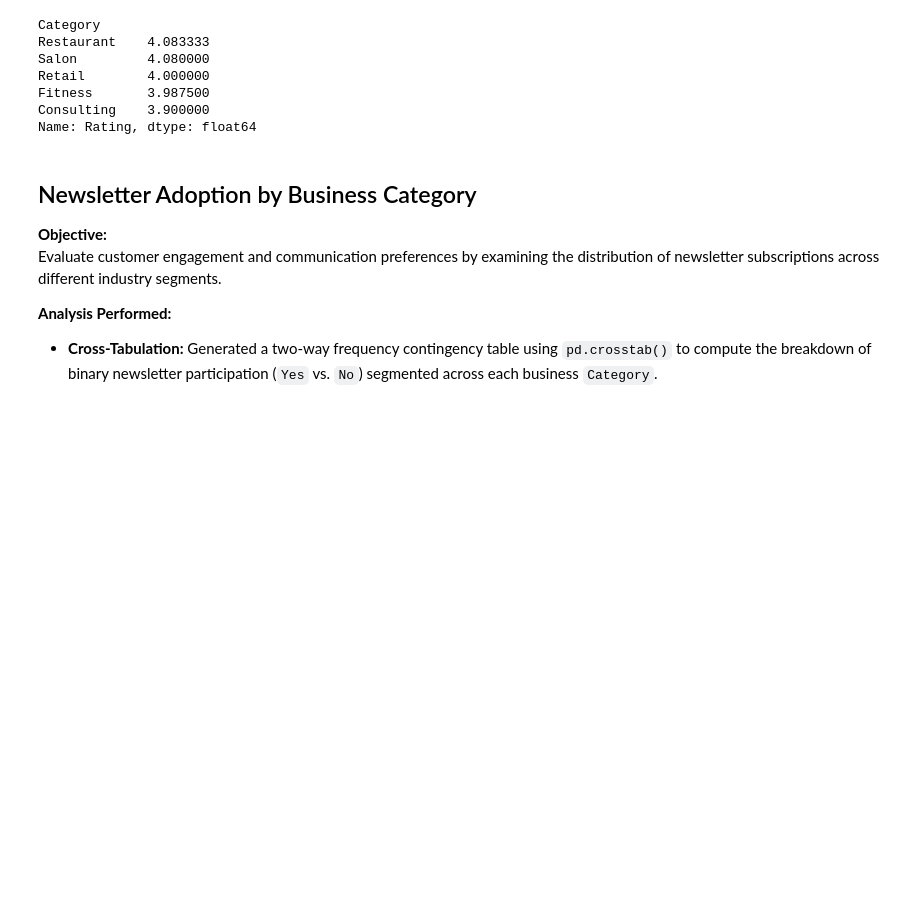
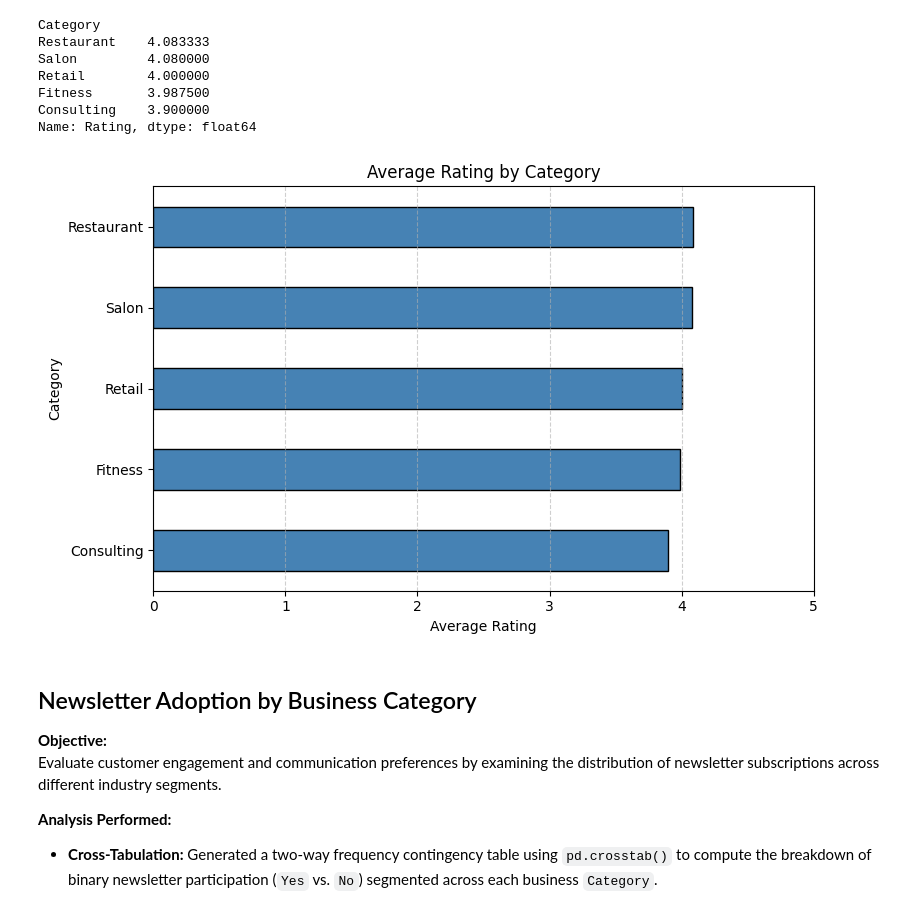
Before and after one commit to JunayedMh/pandas_prac, a Jupyter notebook: Aug_20/cleaning.ipynb, the cells around one changed output. Cells and saved outputs as stored; diff of their text form; code cells hidden in the pictures; blank space fills up the shorter version.

Commit message:
EDA - Printed businesses by rating, visulisation, ratings

```diff
--- a/Aug_20/cleaning.ipynb
+++ b/Aug_20/cleaning.ipynb
@@ -372,6 +372,21 @@ Retail        4.000000
 Fitness       3.987500
 Consulting    3.900000
 Name: Rating, dtype: float64
+# %%
+avg_ratings = df.groupby("Category")["Rating"].mean().sort_values(ascending=True)
+
+
+plt.figure(figsize=(8, 5))
+avg_ratings.plot(kind="barh", color="steelblue", edgecolor="black")
+plt.title("Average Rating by Category")
+plt.xlabel("Average Rating")
+plt.ylabel("Category")
+plt.xlim(0, 5)
+plt.grid(axis="x", linestyle="--", alpha=0.6)
+plt.tight_layout()
+plt.show()
+# %% [output]
+[figure, added]
 # %% [markdown]
 ## Newsletter Adoption by Business Category
 
```
Also changed, not shown: parts of 20 cells of this notebook.
